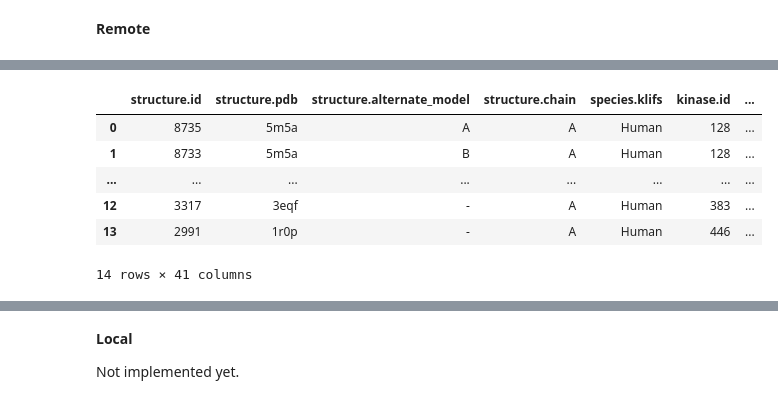
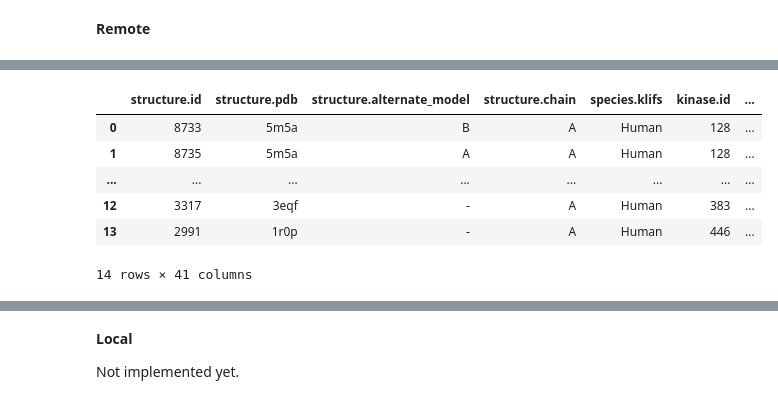
Before and after one commit to volkamerlab/opencadd, a Jupyter notebook: docs/tutorials/databases_klifs.ipynb, the cells around one changed output, grey strips where cells are left out. Cells and saved outputs as stored; diff of their text form; code cells hidden in the pictures.

```diff
--- a/docs/tutorials/databases_klifs.ipynb
+++ b/docs/tutorials/databases_klifs.ipynb
@@ -574,5 +574,5 @@ Input values yield no results.
 # %% [markdown]
 __Remote__
 # %%
-remote.structures.from_ligand_ids([100, 200, 10000])
+remote.structures.by_ligand_ids([100, 200, 10000])
 # %% [output]
@@ -579,9 +580,9 @@ remote.structures.from_ligand_ids([100, 200, 10000])
 |  | structure.id | structure.pdb | structure.alternate_model | structure.chain | species.klifs | kinase.id | ... |
-| 0 | 8735 | 5m5a | A | A | Human | 128 | ... |
-| 1 | 8733 | 5m5a | B | A | Human | 128 | ... |
+| 0 | 8733 | 5m5a | B | A | Human | 128 | ... |
+| 1 | 8735 | 5m5a | A | A | Human | 128 | ... |
 | ... | ... | ... | ... | ... | ... | ... | ... |
 | 12 | 3317 | 3eqf | - | A | Human | 383 | ... |
 | 13 | 2991 | 1r0p | - | A | Human | 446 | ... |
-14 rows × 41 columns
+14 rows × 41 columns
 # %%
 try:
```
Also changed, not shown: parts of 176 cells of this notebook.
